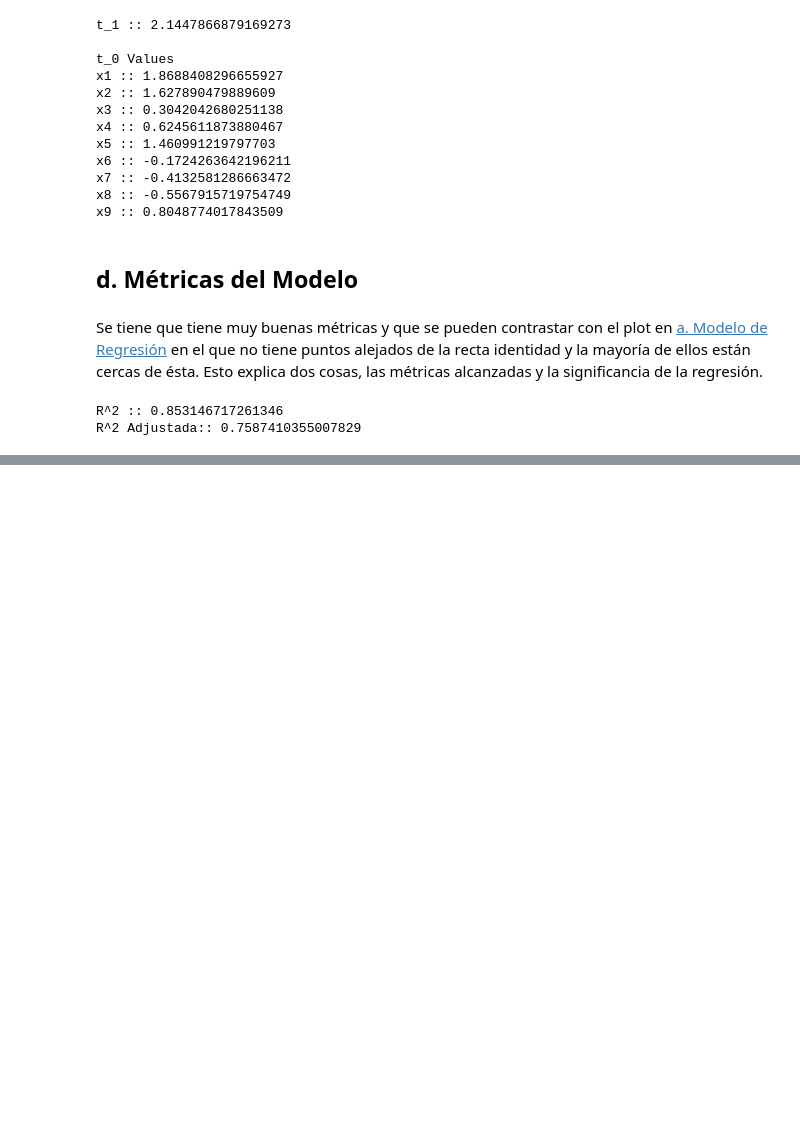
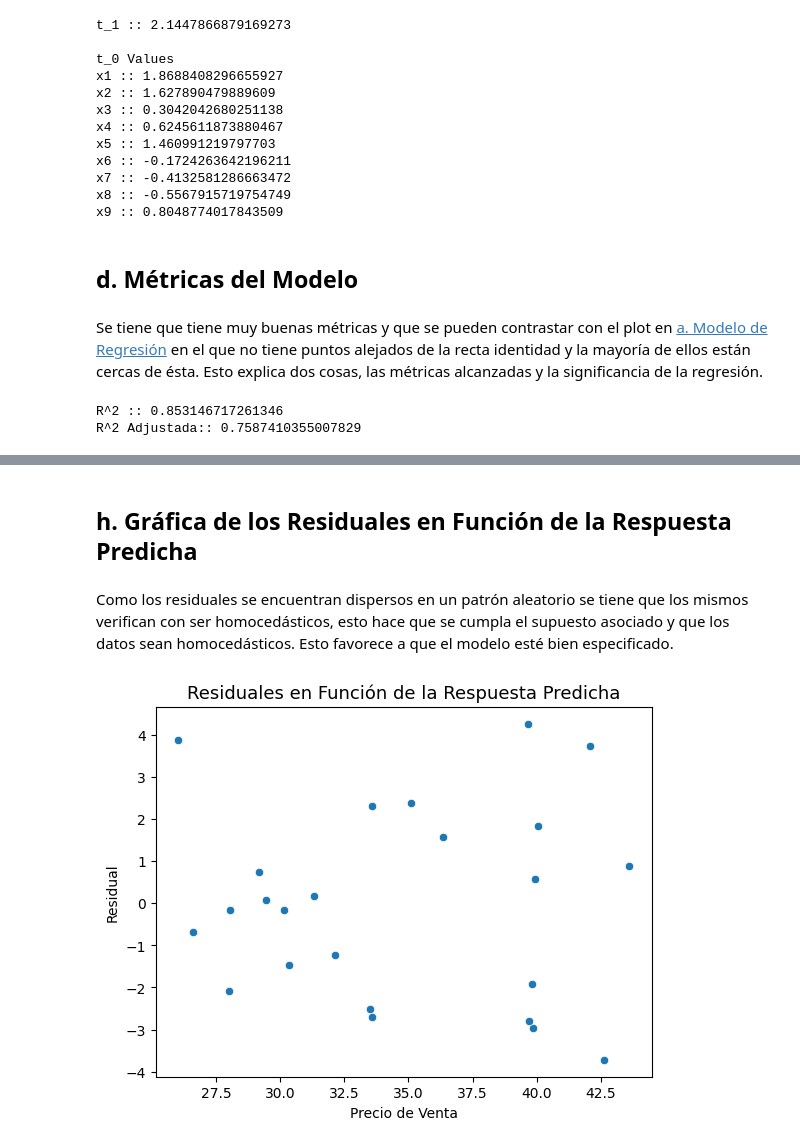
Before and after one commit to alexisuaguilaru/EstadisticaMultivariada, a Jupyter notebook: RegresionMultiple/Tareas/Tarea_03.ipynb, the cells around one changed output, grey strips where cells are left out. Drawn from its saved outputs; the diff is of its cells as text; code cells hidden in the pictures; blank space fills up the shorter version.

```diff
--- a/RegresionMultiple/Tareas/Tarea_03.ipynb
+++ b/RegresionMultiple/Tareas/Tarea_03.ipynb
@@ -169,0 +202,10 @@ R^2 Adjustada:: 0.7587410355007829
+# %% [markdown]
+## **h**. Gráfica de los Residuales en Función de la Respuesta Predicha
+# %% [markdown]
+Como los residuales se encuentran dispersos en un patrón aleatorio se tiene que los mismos verifican con ser homocedásticos, esto hace que se cumpla el supuesto asociado y que los datos sean homocedásticos. Esto favorece a que el modelo esté bien especificado.
+# %%
+# Plot
+
+_ = src.PlotPredictResiduals(LinearModel,'Precio de Venta')
+# %% [output]
+[figure, added]
```
Also changed, not shown: parts of 10 cells of this notebook, 1 other file.
